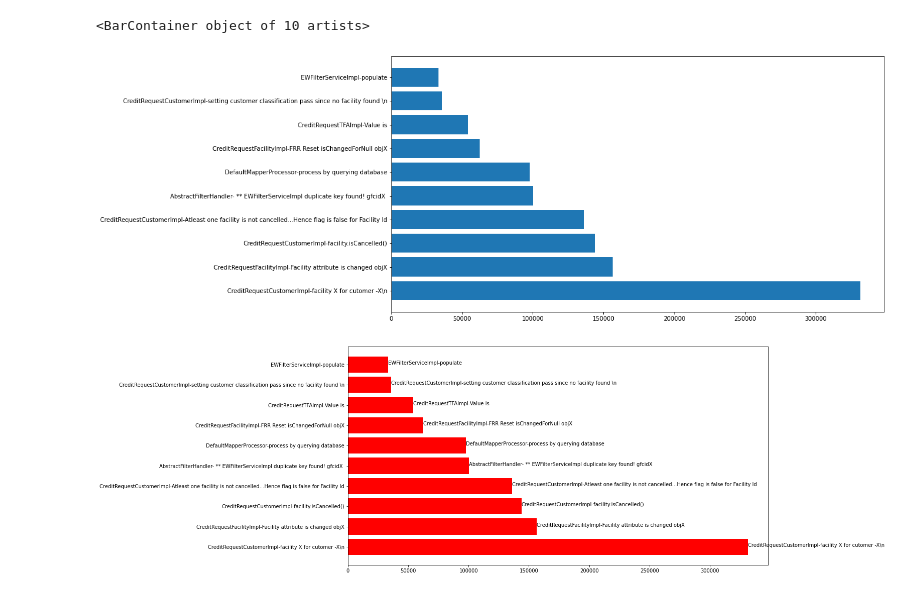
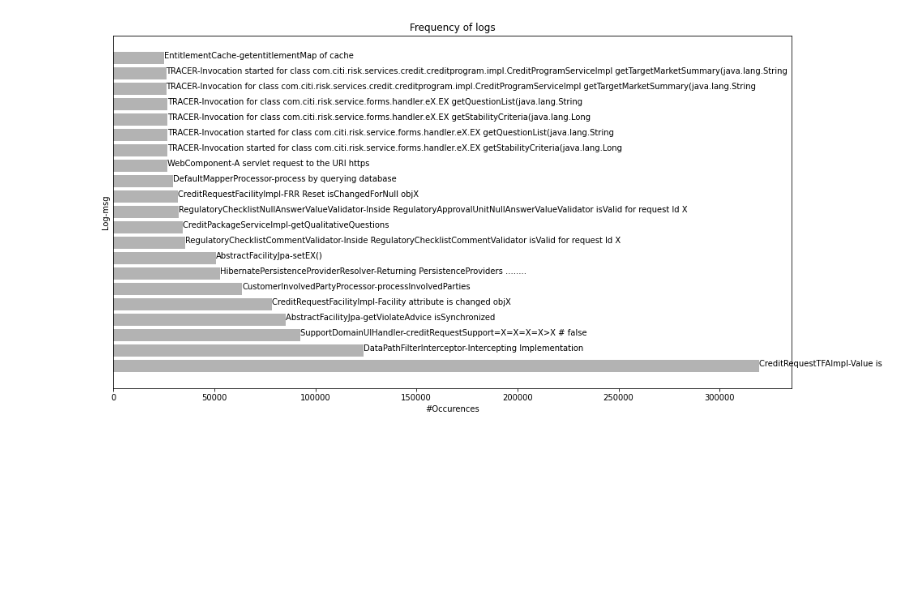
Before and after one commit to farinim/pythonprojects, a Jupyter notebook: loganalyzer.ipynb, the cells around one changed output. Cells and saved outputs as stored; diff of their text form; code cells hidden in the pictures; blank space fills up the shorter version.

```diff
--- a/loganalyzer.ipynb
+++ b/loganalyzer.ipynb
@@ -1,16 +1,18 @@
 # %%
-f=open("./normalized-logs.txt")
+from pathlib import Path
+filename = Path.cwd()/"logging/normalized-log.txt"
+#print(filename)
 
 d={}
-count=10
-for line in f:
-    i = line.strip().strip('(').strip(')').split(',')
-    key=i[0].replace("\'","")
-    value=i[-1].strip()
-    #print("**",value,"**")
-    d[key]=int(value)
-    count -=1
-    if count == 0: break
-#print(d)
-print(d.keys())
-print(d.values())
+count=21
+with filename.open() as f:
+    for line in f:
+        i = line.strip().strip('(').strip(')').split(',')
+        key=i[0].replace("\'","")
+        value=i[-1].strip()
+        try:
+            d[key]=int(value)
+            count -=1
+            if count == 0: break
+        except ValueError:
+            print("**",value,"**")
@@ -32,25 +23,17 @@ plt.show()
 # %%
 import matplotlib.pyplot as plt
 
 fig, ax = plt.subplots(figsize=(15, 8))
 #print(list(d.keys()))
 x=list(d.keys())
 y=list(d.values())
-#plt.yticks([],[])
-ax.barh(x,y )
+for i,j in zip(x,y):
+    ax.text(j,i,str(i))
+plt.yticks([],[])
+ax.barh(x,y,color='0.7')
+ax.set_title("Frequency of logs")
+ax.set_xlabel("#Occurences")
+ax.set_ylabel("Log-msg")
+plt.show()
 # %% [output]
-<BarContainer object of 10 artists>
-[figure, old version]
+[figure, new version]
-# %%
-import matplotlib.pyplot as plt
-
-fig, ax = plt.subplots(figsize=(15, 8))
-#print(list(d.keys()))
-x=list(d.keys())
-y=list(d.values())
-for i,j in zip(x,y):
-    ax.text(j,i,str(i))
-ax.barh(x,y,color='r')
-plt.show()
-# %% [output]
-[figure, removed]
```
Also changed, not shown: parts of 4 cells of this notebook.
